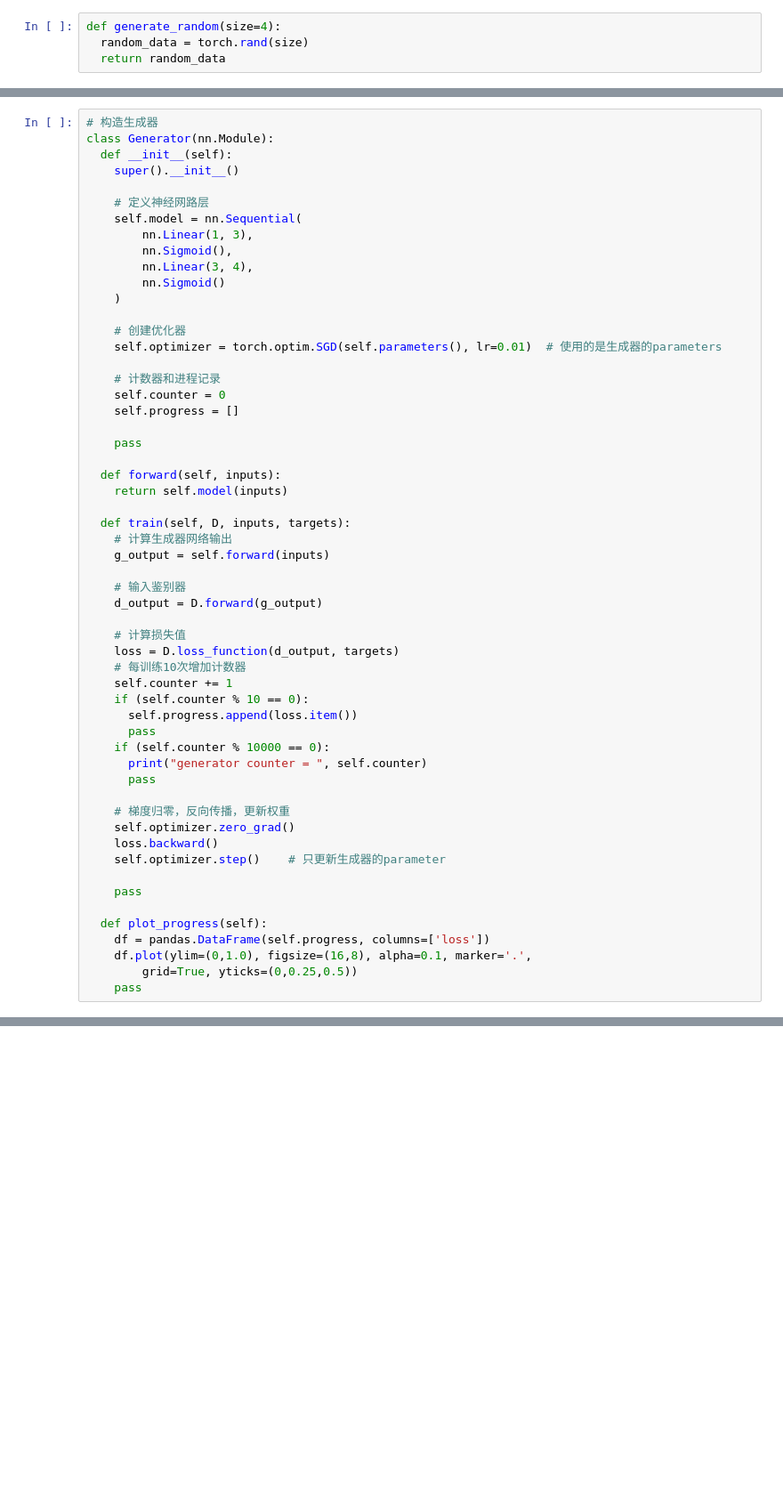
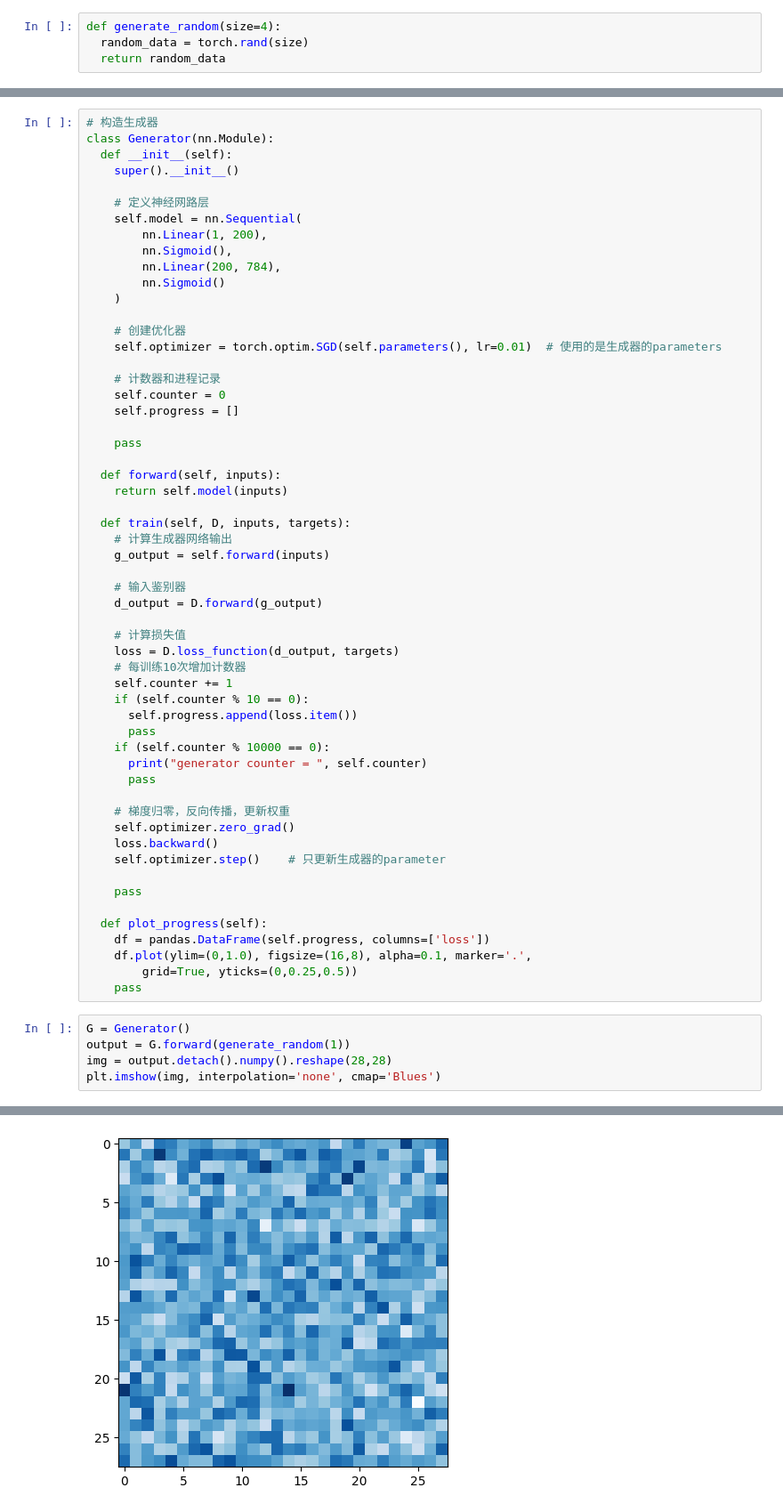
Before and after one commit to JumperWacky/cycleGAN, a Jupyter notebook: mnist_gan.ipynb, the cells around one changed output, grey strips where cells are left out. Shown at 89% size. Drawn from its saved outputs; the diff is of its cells as text; blank space fills up the shorter version.

```diff
--- a/mnist_gan.ipynb
+++ b/mnist_gan.ipynb
@@ -132,9 +138,9 @@ class Generator(nn.Module):
 
     # 定义神经网路层
     self.model = nn.Sequential(
-        nn.Linear(1, 3),
+        nn.Linear(1, 200),
         nn.Sigmoid(),
-        nn.Linear(3, 4),
+        nn.Linear(200, 784),
         nn.Sigmoid()
     )
 
@@ -180,3 +186,9 @@ class Generator(nn.Module):
     df.plot(ylim=(0,1.0), figsize=(16,8), alpha=0.1, marker='.',
         grid=True, yticks=(0,0.25,0.5))
     pass
+# %%
+G = Generator()
+output = G.forward(generate_random(1))
+img = output.detach().numpy().reshape(28,28)
+plt.imshow(img, interpolation='none', cmap='Blues')
+# %% [output]
@@ -182,0 +196 @@ class Generator(nn.Module):
+[figure, added]
```
Also changed, not shown: parts of 8 cells of this notebook.
